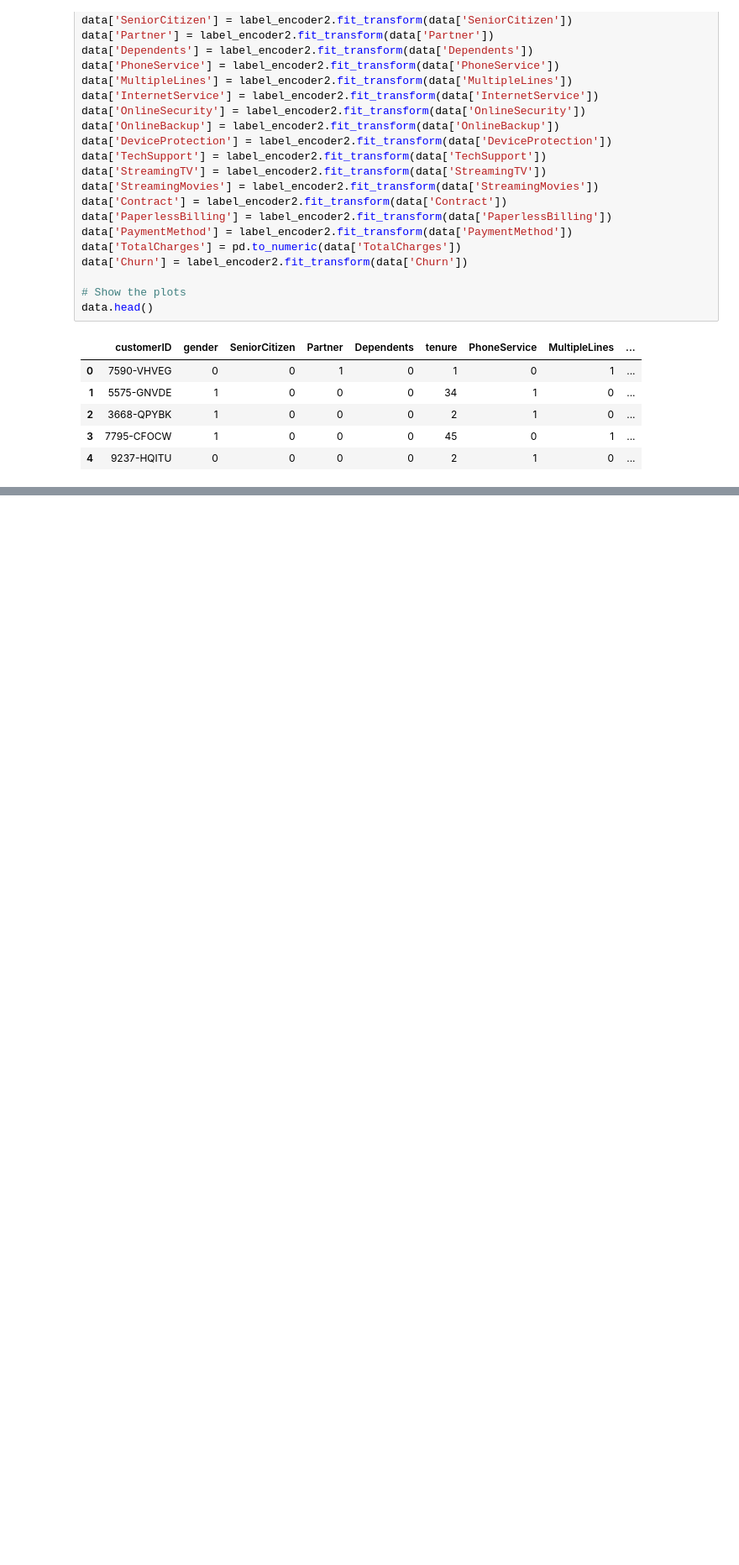
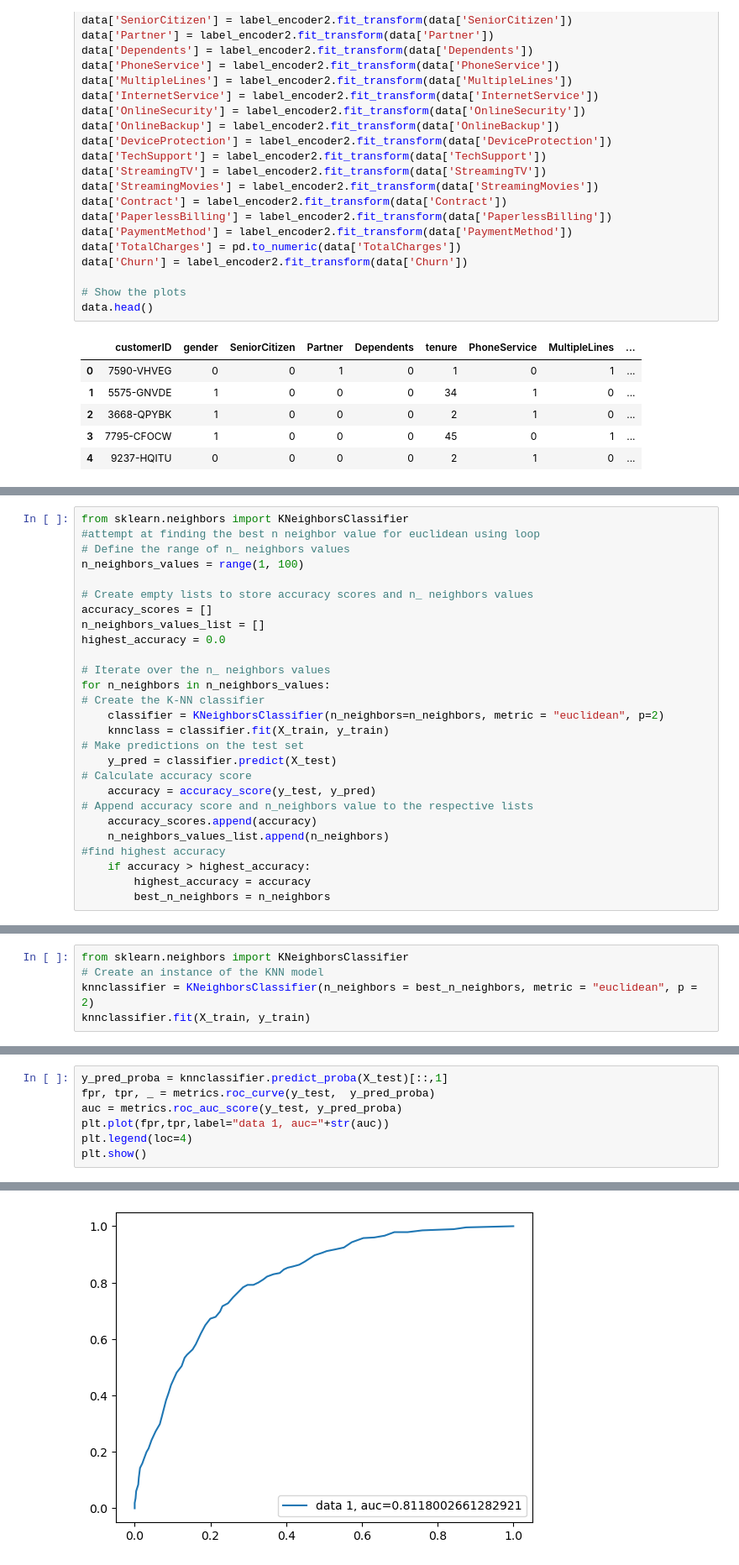
Before and after one commit to Marsh16/AFL1_Evelyn_Marsha_ML, a Jupyter notebook: AFL1_Evelyn_Marsha.ipynb, the cells around one changed output, grey strips where cells are left out. Shown at 84% size. Drawn from its saved outputs; the diff is of its cells as text; blank space fills up the shorter version.

```diff
--- a/AFL1_Evelyn_Marsha.ipynb
+++ b/AFL1_Evelyn_Marsha.ipynb
@@ -632,0 +426,27 @@ NameError: name 'classifier' is not defined
+# %%
+from sklearn.neighbors import KNeighborsClassifier
+#attempt at finding the best n neighbor value for euclidean using loop
+# Define the range of n_ neighbors values
+n_neighbors_values = range(1, 100)
+
+# Create empty lists to store accuracy scores and n_ neighbors values
+accuracy_scores = []
+n_neighbors_values_list = []
+highest_accuracy = 0.0
+
+# Iterate over the n_ neighbors values
+for n_neighbors in n_neighbors_values:
+# Create the K-NN classifier
+    classifier = KNeighborsClassifier(n_neighbors=n_neighbors, metric = "euclidean", p=2)
+    knnclass = classifier.fit(X_train, y_train)
+# Make predictions on the test set
+    y_pred = classifier.predict(X_test)
+# Calculate accuracy score
+    accuracy = accuracy_score(y_test, y_pred)
+# Append accuracy score and n_neighbors value to the respective lists
+    accuracy_scores.append(accuracy)
+    n_neighbors_values_list.append(n_neighbors)
+#find highest accuracy
+    if accuracy > highest_accuracy:
+        highest_accuracy = accuracy
+        best_n_neighbors = n_neighbors
@@ -632,0 +469,5 @@ NameError: name 'classifier' is not defined
+# %%
+from sklearn.neighbors import KNeighborsClassifier
+# Create an instance of the KNN model
+knnclassifier = KNeighborsClassifier(n_neighbors = best_n_neighbors, metric = "euclidean", p = 2)
+knnclassifier.fit(X_train, y_train)
@@ -632,0 +551,8 @@ NameError: name 'classifier' is not defined
+# %%
+y_pred_proba = knnclassifier.predict_proba(X_test)[::,1]
+fpr, tpr, _ = metrics.roc_curve(y_test,  y_pred_proba)
+auc = metrics.roc_auc_score(y_test, y_pred_proba)
+plt.plot(fpr,tpr,label="data 1, auc="+str(auc))
+plt.legend(loc=4)
+plt.show()
+# %% [output]
@@ -632,0 +561 @@ NameError: name 'classifier' is not defined
+[figure, added]
```
Also changed, not shown: parts of 99 cells of this notebook.
